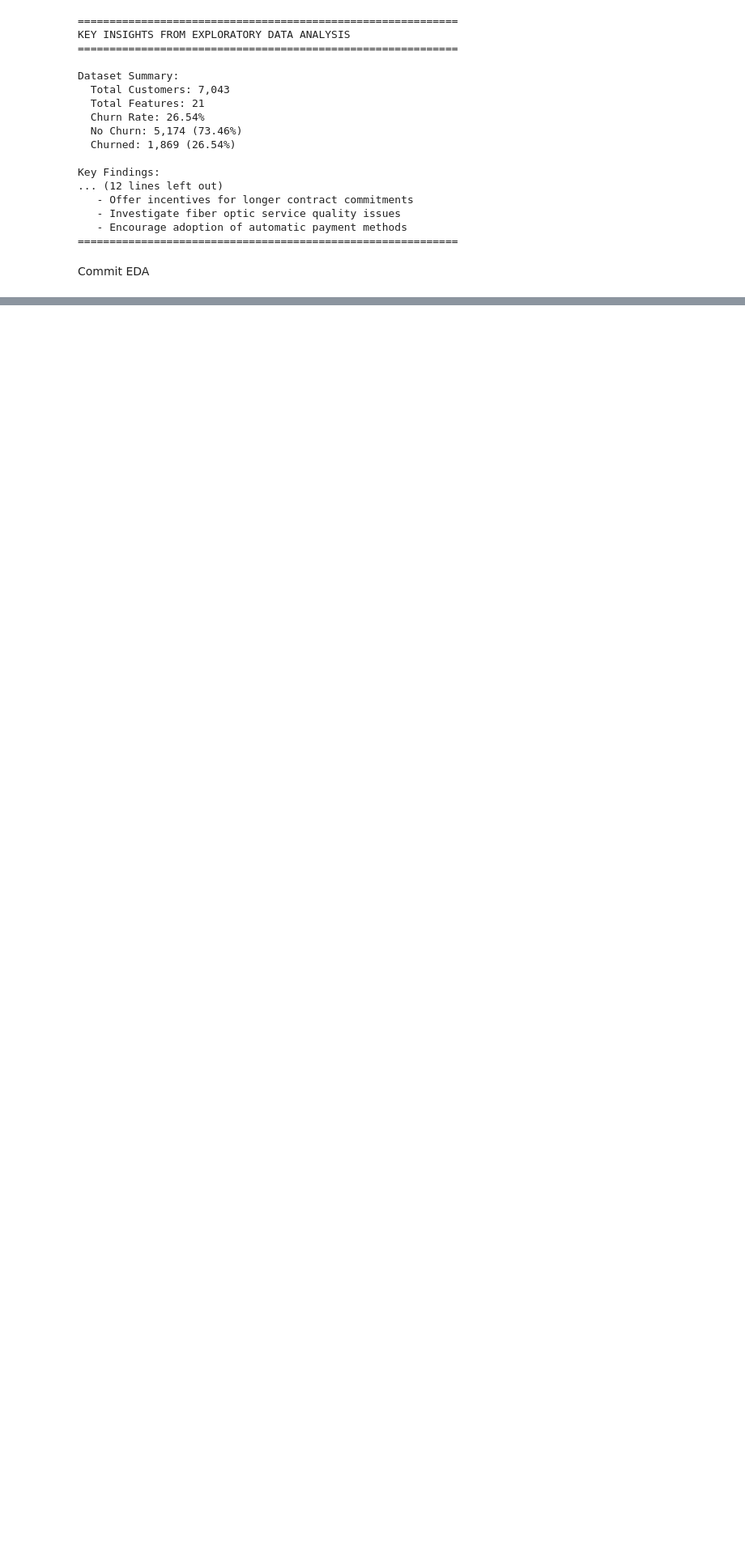
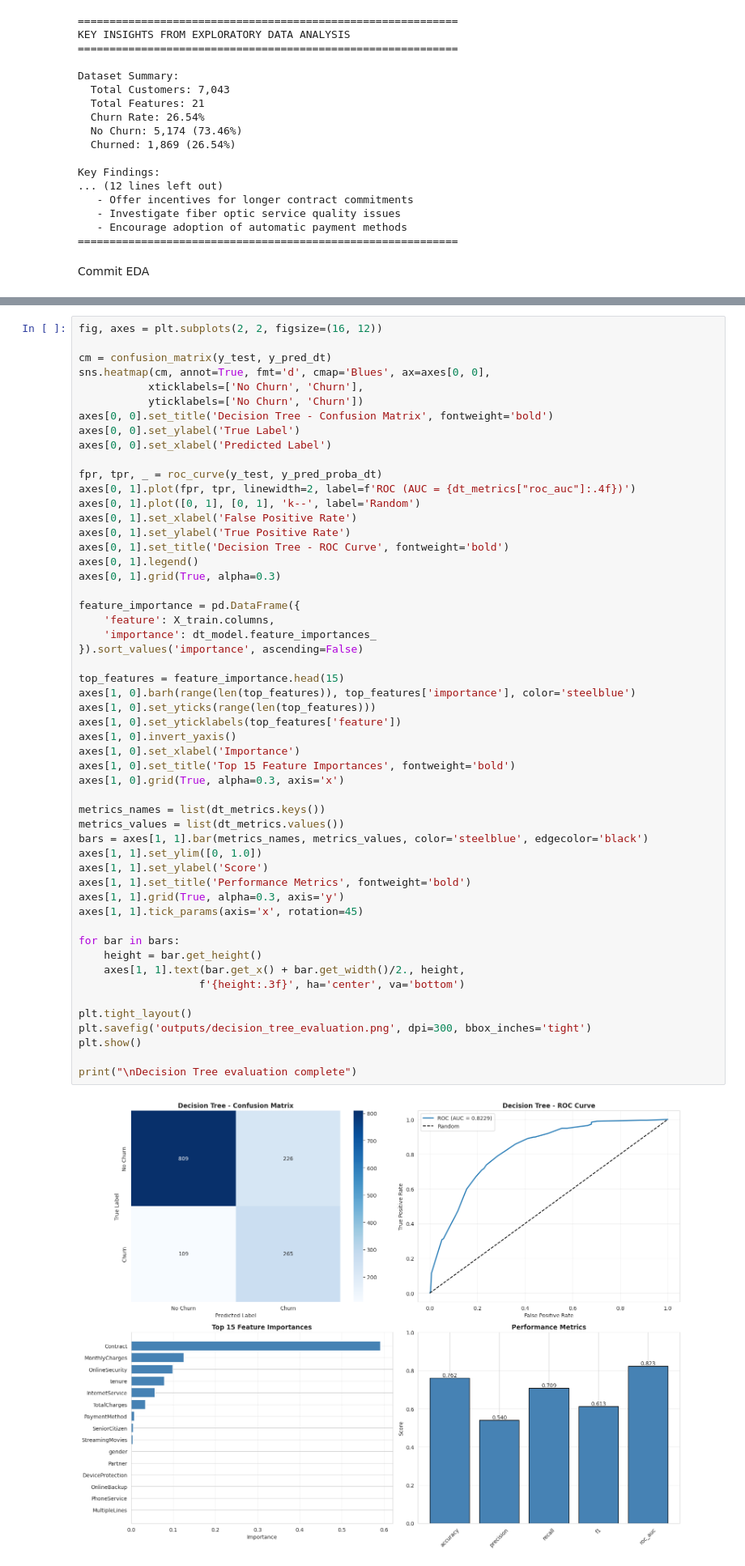
Before and after one commit to sasandi123/telco-churn-ml-project, a Jupyter notebook: notebooks/Telco_Churn_Analysis.ipynb, the cells around one changed output, grey strips where cells are left out. Shown at 81% size. Cells and saved outputs as stored; diff of their text form; blank space fills up the shorter version.

Commit message:
Complete Task 2: Model implementation and evaluation

```diff
--- a/notebooks/Telco_Churn_Analysis.ipynb
+++ b/notebooks/Telco_Churn_Analysis.ipynb
@@ -523,0 +763,55 @@ git_commit_push("Complete Task 1: Exploratory Data Analysis")
+# %%
+fig, axes = plt.subplots(2, 2, figsize=(16, 12))
+
+cm = confusion_matrix(y_test, y_pred_dt)
+sns.heatmap(cm, annot=True, fmt='d', cmap='Blues', ax=axes[0, 0],
+           xticklabels=['No Churn', 'Churn'],
+           yticklabels=['No Churn', 'Churn'])
+axes[0, 0].set_title('Decision Tree - Confusion Matrix', fontweight='bold')
+axes[0, 0].set_ylabel('True Label')
+axes[0, 0].set_xlabel('Predicted Label')
+
+fpr, tpr, _ = roc_curve(y_test, y_pred_proba_dt)
+axes[0, 1].plot(fpr, tpr, linewidth=2, label=f'ROC (AUC = {dt_metrics["roc_auc"]:.4f})')
+axes[0, 1].plot([0, 1], [0, 1], 'k--', label='Random')
+axes[0, 1].set_xlabel('False Positive Rate')
+axes[0, 1].set_ylabel('True Positive Rate')
+axes[0, 1].set_title('Decision Tree - ROC Curve', fontweight='bold')
+axes[0, 1].legend()
+axes[0, 1].grid(True, alpha=0.3)
+
+feature_importance = pd.DataFrame({
+    'feature': X_train.columns,
+    'importance': dt_model.feature_importances_
+}).sort_values('importance', ascending=False)
+
+top_features = feature_importance.head(15)
+axes[1, 0].barh(range(len(top_features)), top_features['importance'], color='steelblue')
+axes[1, 0].set_yticks(range(len(top_features)))
+axes[1, 0].set_yticklabels(top_features['feature'])
+axes[1, 0].invert_yaxis()
+axes[1, 0].set_xlabel('Importance')
+axes[1, 0].set_title('Top 15 Feature Importances', fontweight='bold')
+axes[1, 0].grid(True, alpha=0.3, axis='x')
+
+metrics_names = list(dt_metrics.keys())
+metrics_values = list(dt_metrics.values())
+bars = axes[1, 1].bar(metrics_names, metrics_values, color='steelblue', edgecolor='black')
+axes[1, 1].set_ylim([0, 1.0])
+axes[1, 1].set_ylabel('Score')
+axes[1, 1].set_title('Performance Metrics', fontweight='bold')
+axes[1, 1].grid(True, alpha=0.3, axis='y')
+axes[1, 1].tick_params(axis='x', rotation=45)
+
+for bar in bars:
+    height = bar.get_height()
+    axes[1, 1].text(bar.get_x() + bar.get_width()/2., height,
+                   f'{height:.3f}', ha='center', va='bottom')
+
+plt.tight_layout()
+plt.savefig('outputs/decision_tree_evaluation.png', dpi=300, bbox_inches='tight')
+plt.show()
+
+print("\nDecision Tree evaluation complete")
+# %% [output]
+[figure, added]
```
Also changed, not shown: parts of 29 cells of this notebook.
